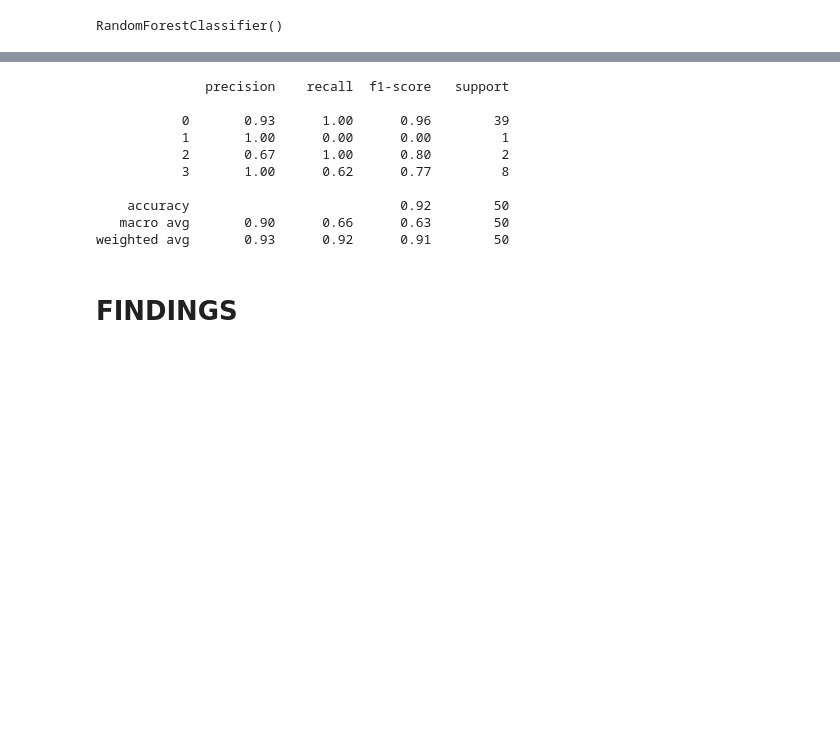
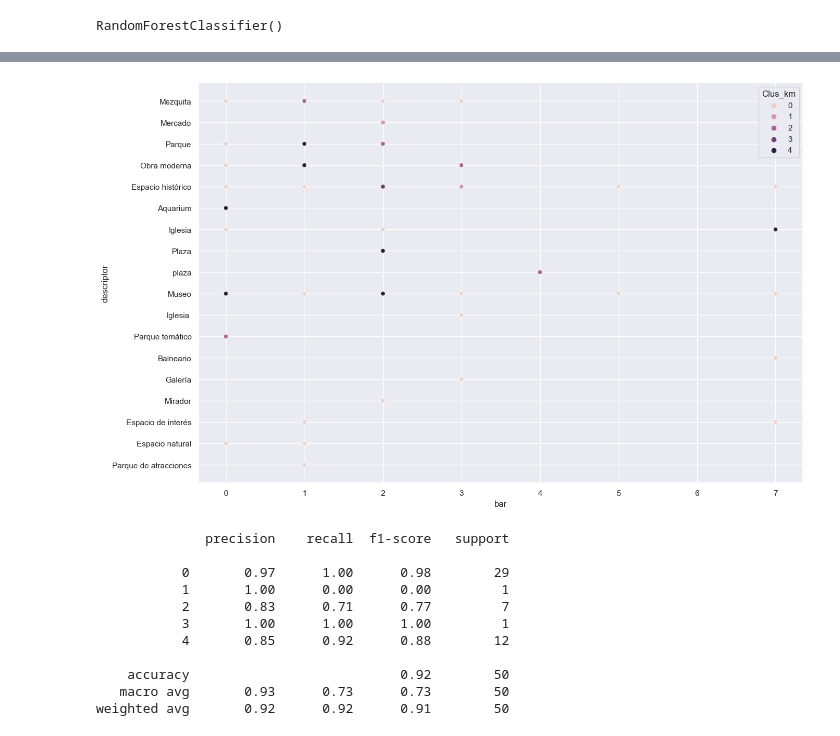
Before and after one commit to Hector1993prog/Cultural_Tourism_Project, a Jupyter notebook: 3. UNSUPERVISED LEARNING METHOD.ipynb, the cells around one changed output, grey strips where cells are left out. Cells and saved outputs as stored; diff of their text form; code cells hidden in the pictures; blank space fills up the shorter version.

Commit message:
CAMBIOS FINALES

```diff
--- a/3. UNSUPERVISED LEARNING METHOD.ipynb
+++ b/3. UNSUPERVISED LEARNING METHOD.ipynb
@@ -9,8 +27,11 @@ import tensorflow as tf
 import keras
 from keras.models import Sequential
 from keras.layers import Dense
+import matplotlib.pyplot as plt
+import seaborn as sns
+sns.set()
 pd.set_option('display.max_columns', 500)
-df= pd.read_csv('MONUMENT_DATA_FRAME_CLEAN.csv')
+df= pd.read_csv(r'C:\Users\Héctor\Documents\IRONHACK\DATA ANALIST\BOOTCAMP\CULTURAL VIEWER FINAL PROJECT\final_project\CSV\MONUMENT_DATA_FRAME_CLEAN.csv')
 df
 # %% [output]
 |  | Unnamed: 0 | name | rating | reviews | description | descriptor | Location | type | places | cafe | ... |
@@ -280,11 +312,11 @@ weighted avg       0.51      0.58      0.52        50
 # %%
 from sklearn.cluster import KMeans
 # %%
-clusterNum = 4
+clusterNum = 5
 k_means = KMeans(init = "k-means++", n_clusters = clusterNum, n_init = 12)
 k_means.fit(df.drop(['name','descriptor', 'description', 'Location'],axis=1))
 labels= k_means.labels_
 df["Clus_km"] = labels
 
-df[df['Clus_km']==3] ['type']
+df
 # %% [output]
@@ -306,22 +336,26 @@ Name: type, dtype: int64
+# %%
+plt.figure(figsize=(15,10))
+sns.scatterplot(data= df, x='bar', y= 'descriptor', hue='Clus_km');
+# %% [output]
+[figure, added]
 # %%
 x2= df.drop(['type', 'Location', 'name', 'description', 'descriptor', 'Location'], axis=1)
 y2= df[['Clus_km']]
 x_train2, x_test2, y_train2, y_test2= train_test_split( x2, y2, test_size=0.5, random_state=4)
 # %%
-clf = RandomForestClassifier()
+clf = RandomForestClassifier(n_estimators = 65)
 clf.fit(x_train2,y_train2)
 test_pred = clf.predict(x_test2)
 print(classification_report(y_test2, test_pred, zero_division=1))
 # %% [output]
               precision    recall  f1-score   support
 
-           0       0.93      1.00      0.96        39
+           0       0.97      1.00      0.98        29
            1       1.00      0.00      0.00         1
-           2       0.67      1.00      0.80         2
-           3       1.00      0.62      0.77         8
+           2       0.83      0.71      0.77         7
+           3       1.00      1.00      1.00         1
+           4       0.85      0.92      0.88        12
 
     accuracy                           0.92        50
-   macro avg       0.90      0.66      0.63        50
-weighted avg       0.93      0.92      0.91        50
+   macro avg       0.93      0.73      0.73        50
+weighted avg       0.92      0.92      0.91        50
-# %% [markdown]
-# FINDINGS
```
Also changed, not shown: parts of 20 cells of this notebook, 3 other files.
